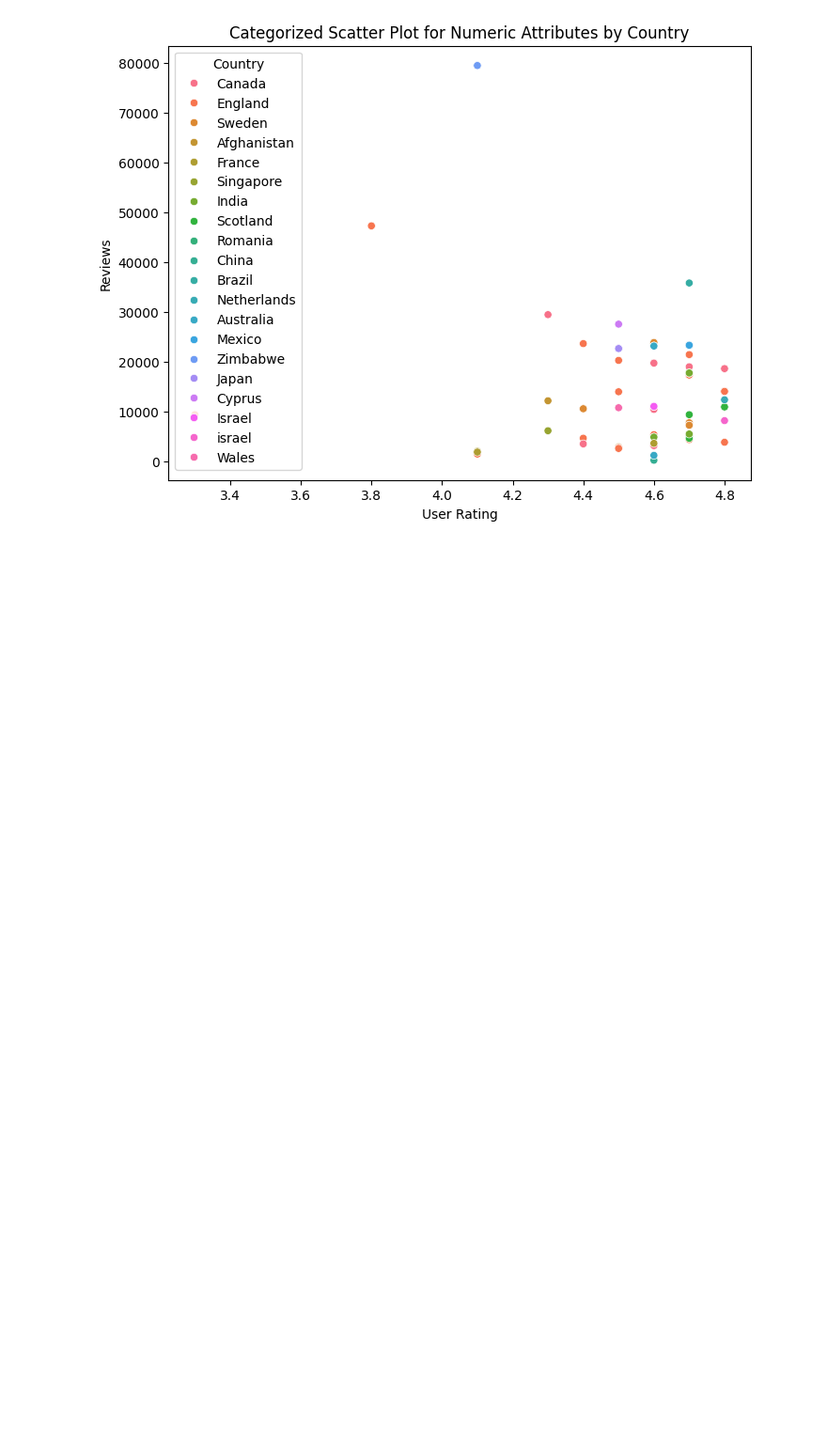
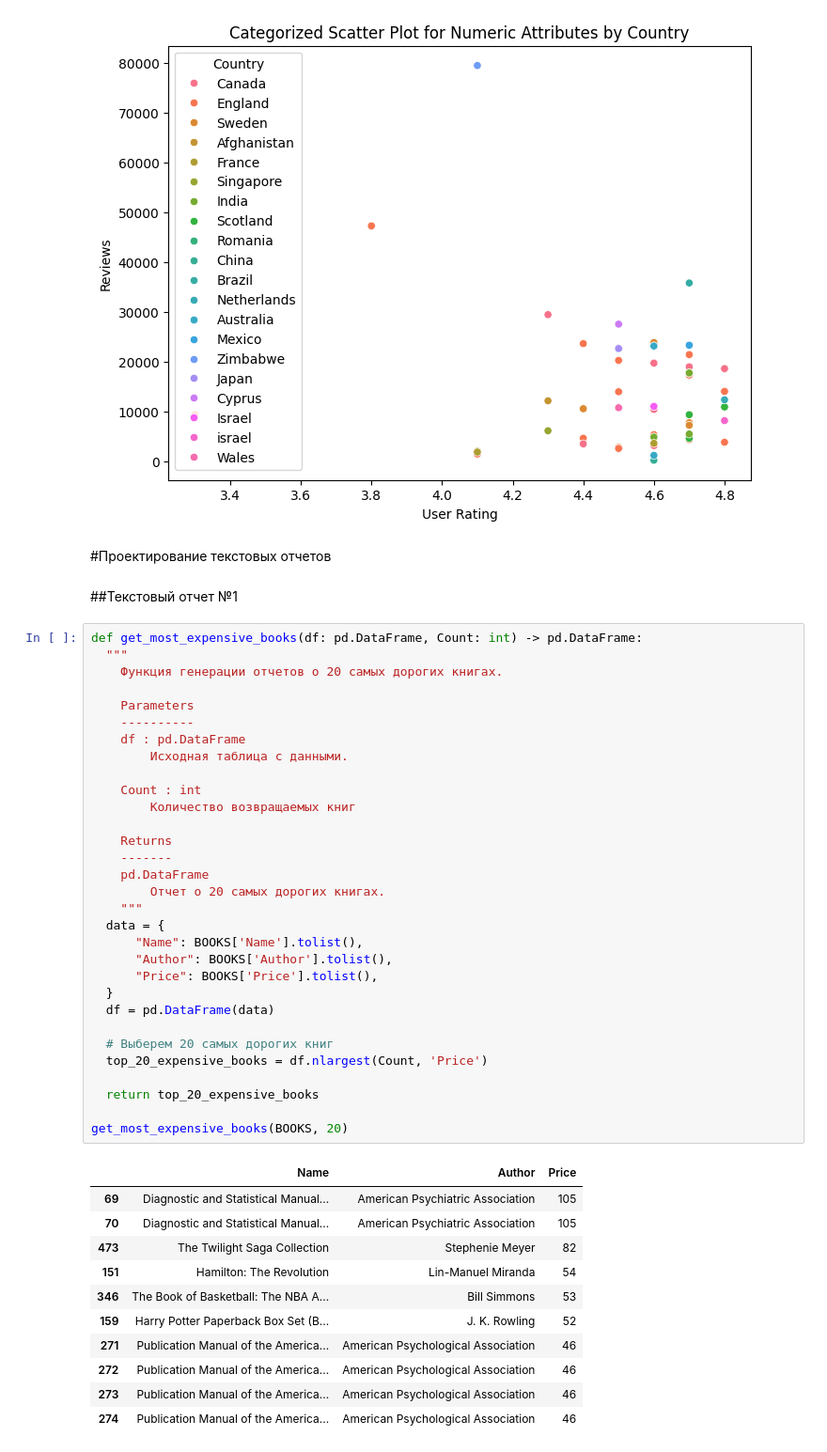
Before and after one commit to p1ugg/Dataset, a Jupyter notebook: main.ipynb, the cells around one changed output. Shown at 94% size. Saved outputs shown, nothing was run; the diff lists cells and outputs as text; blank space fills up the shorter version.

```diff
--- a/main.ipynb
+++ b/main.ipynb
@@ -487,3 +487,50 @@ plt.legend(title='Country')
 plt.show()
 # %% [output]
 [figure]
+# %% [markdown]
+#Проектирование текстовых отчетов
+# %% [markdown]
+##Текстовый отчет №1
+# %%
+def get_most_expensive_books(df: pd.DataFrame, Count: int) -> pd.DataFrame:
+  """
+    Функция генерации отчетов о 20 самых дорогих книгах.
+
+    Parameters
+    ----------
+    df : pd.DataFrame
+        Исходная таблица с данными.
+
+    Count : int
+        Количество возвращаемых книг
+
+    Returns
+    -------
+    pd.DataFrame
+        Отчет о 20 самых дорогих книгах.
+    """
+  data = {
+      "Name": BOOKS['Name'].tolist(),
+      "Author": BOOKS['Author'].tolist(),
+      "Price": BOOKS['Price'].tolist(),
+  }
+  df = pd.DataFrame(data)
+
+  # Выберем 20 самых дорогих книг
+  top_20_expensive_books = df.nlargest(Count, 'Price')
+
+  return top_20_expensive_books
+
+get_most_expensive_books(BOOKS, 20)
+# %% [output]
+|  | Name | Author | Price |
+| 69 | Diagnostic and Statistical Manual... | American Psychiatric Association | 105 |
+| 70 | Diagnostic and Statistical Manual... | American Psychiatric Association | 105 |
+| 473 | The Twilight Saga Collection | Stephenie Meyer | 82 |
+| 151 | Hamilton: The Revolution | Lin-Manuel Miranda | 54 |
+| 346 | The Book of Basketball: The NBA A... | Bill Simmons | 53 |
+| 159 | Harry Potter Paperback Box Set (B... | J. K. Rowling | 52 |
+| 271 | Publication Manual of the America... | American Psychological Association | 46 |
+| 272 | Publication Manual of the America... | American Psychological Association | 46 |
+| 273 | Publication Manual of the America... | American Psychological Association | 46 |
+| 274 | Publication Manual of the America... | American Psychological Association | 46 |
```
Also changed, not shown: parts of 6 cells of this notebook.
